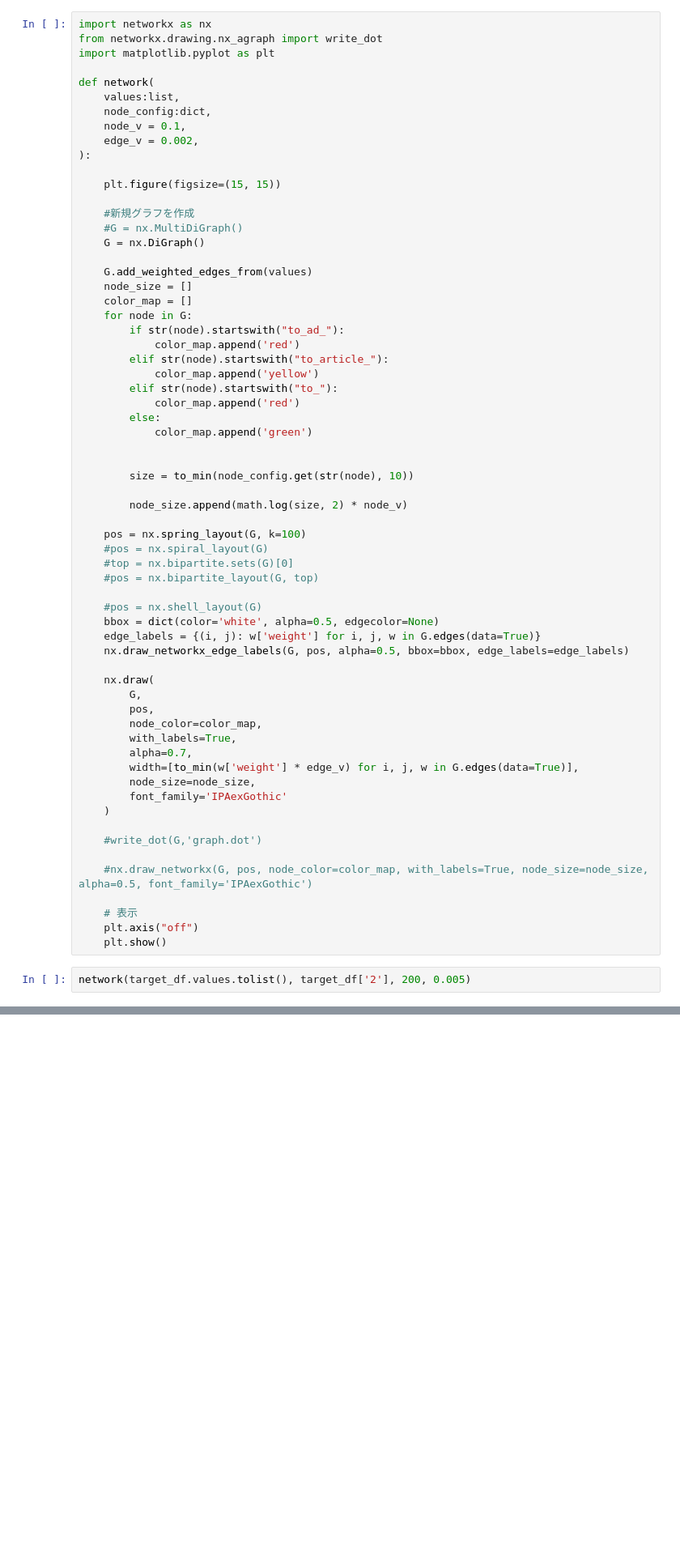
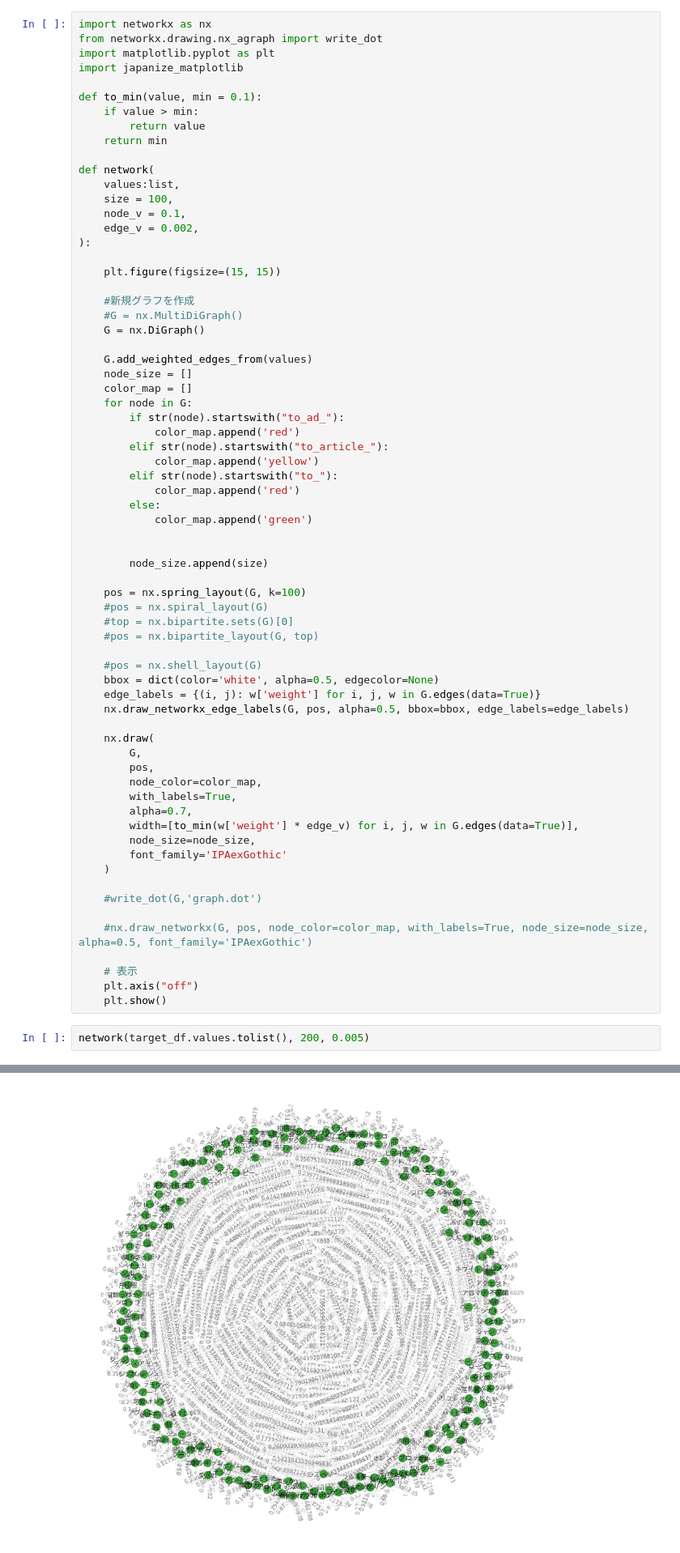
Before and after one commit to emtech-labs/fragrance_words_analysis, a Jupyter notebook: add_meta.ipynb, the cells around one changed output, grey strips where cells are left out. Shown at 81% size. Saved outputs shown, nothing was run; the diff lists cells and outputs as text; blank space fills up the shorter version.

Commit message:
add networkx

```diff
--- a/add_meta.ipynb
+++ b/add_meta.ipynb
@@ -50,10 +65,16 @@ target_df['2']=rand_score
 import networkx as nx
 from networkx.drawing.nx_agraph import write_dot
 import matplotlib.pyplot as plt
+import japanize_matplotlib
+
+def to_min(value, min = 0.1):
+    if value > min:
+        return value
+    return min
 
 def network(
     values:list,
-    node_config:dict,
+    size = 100,
     node_v = 0.1,
     edge_v = 0.002,
 ):
@@ -78,9 +99,7 @@ def network(
             color_map.append('green')
 
 
-        size = to_min(node_config.get(str(node), 10))
-
-        node_size.append(math.log(size, 2) * node_v)
+        node_size.append(size)
 
     pos = nx.spring_layout(G, k=100)
     #pos = nx.spiral_layout(G)
@@ -111,5 +130,5 @@ def network(
     plt.axis("off")
     plt.show()
 # %%
-network(target_df.values.tolist(), target_df['2'], 200, 0.005)
+network(target_df.values.tolist(), 200, 0.005)
 # %% [output]
@@ -116,0 +135 @@ KeyError: ('0', '1')
+[figure, added]
```
Also changed, not shown: parts of 15 cells of this notebook, 2 other files.
